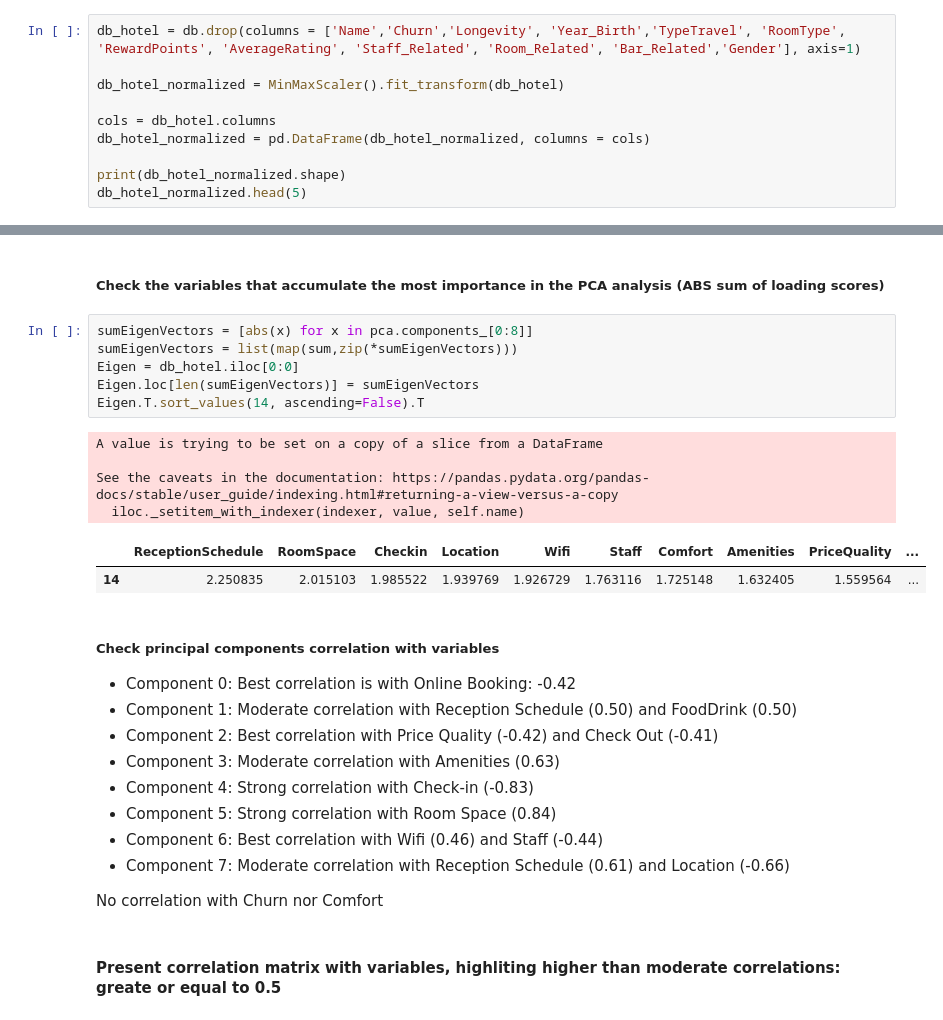
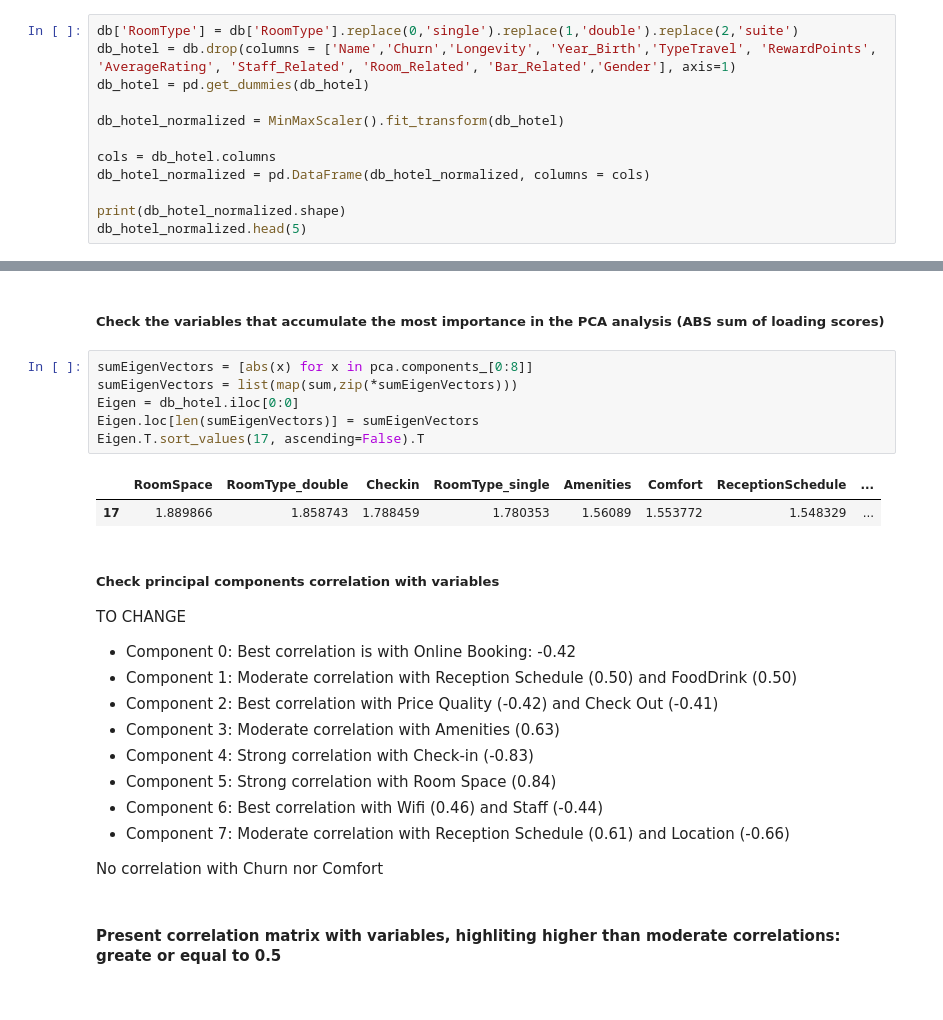
Before and after one commit to manelcbf/DSaML_Projects, a Jupyter notebook: Unsupervised_learning/202122_Cluster_Group07_Notebook.ipynb, the cells around one changed output, grey strips where cells are left out. Saved outputs shown, nothing was run; the diff lists cells and outputs as text.

```diff
--- a/Unsupervised_learning/202122_Cluster_Group07_Notebook.ipynb
+++ b/Unsupervised_learning/202122_Cluster_Group07_Notebook.ipynb
@@ -460,7 +476,9 @@ sns.heatmap(db_visredux, annot=True, fmt = '.1g')
 # %% [markdown]
 ## Hotel Perspective
 # %%
-db_hotel = db.drop(columns = ['Name','Churn','Longevity', 'Year_Birth','TypeTravel', 'RoomType', 'RewardPoints', 'AverageRating', 'Staff_Related', 'Room_Related', 'Bar_Related','Gender'], axis=1)
+db['RoomType'] = db['RoomType'].replace(0,'single').replace(1,'double').replace(2,'suite')
+db_hotel = db.drop(columns = ['Name','Churn','Longevity', 'Year_Birth','TypeTravel', 'RewardPoints', 'AverageRating', 'Staff_Related', 'Room_Related', 'Bar_Related','Gender'], axis=1)
+db_hotel = pd.get_dummies(db_hotel)
 
 db_hotel_normalized = MinMaxScaler().fit_transform(db_hotel)
 
@@ -529,18 +547,17 @@ plt.show()
 # %%
 sumEigenVectors = [abs(x) for x in pca.components_[0:8]]
 sumEigenVectors = list(map(sum,zip(*sumEigenVectors)))
 Eigen = db_hotel.iloc[0:0]
 Eigen.loc[len(sumEigenVectors)] = sumEigenVectors
-Eigen.T.sort_values(14, ascending=False).T
+Eigen.T.sort_values(17, ascending=False).T
 # %% [output]
-A value is trying to be set on a copy of a slice from a DataFrame
-
-See the caveats in the documentation: https://pandas.pydata.org/pandas-docs/stable/user_guide/indexing.html#returning-a-view-versus-a-copy
-  iloc._setitem_with_indexer(indexer, value, self.name)
-|  | ReceptionSchedule | RoomSpace | Checkin | Location | Wifi | Staff | Comfort | Amenities | PriceQuality | ... |
-| 14 | 2.250835 | 2.015103 | 1.985522 | 1.939769 | 1.926729 | 1.763116 | 1.725148 | 1.632405 | 1.559564 | ... |
+|  | RoomSpace | RoomType_double | Checkin | RoomType_single | Amenities | Comfort | ReceptionSchedule | ... |
+| 17 | 1.889866 | 1.858743 | 1.788459 | 1.780353 | 1.56089 | 1.553772 | 1.548329 | ... |
 # %% [markdown]
 ##### Check principal components correlation with variables
+
+TO CHANGE
+
 - Component 0: Best correlation is with Online Booking: -0.42
 - Component 1: Moderate correlation with Reception Schedule (0.50) and FoodDrink (0.50)
 - Component 2: Best correlation with Price Quality (-0.42) and Check Out (-0.41)
```
Also changed, not shown: parts of 30 cells of this notebook.
